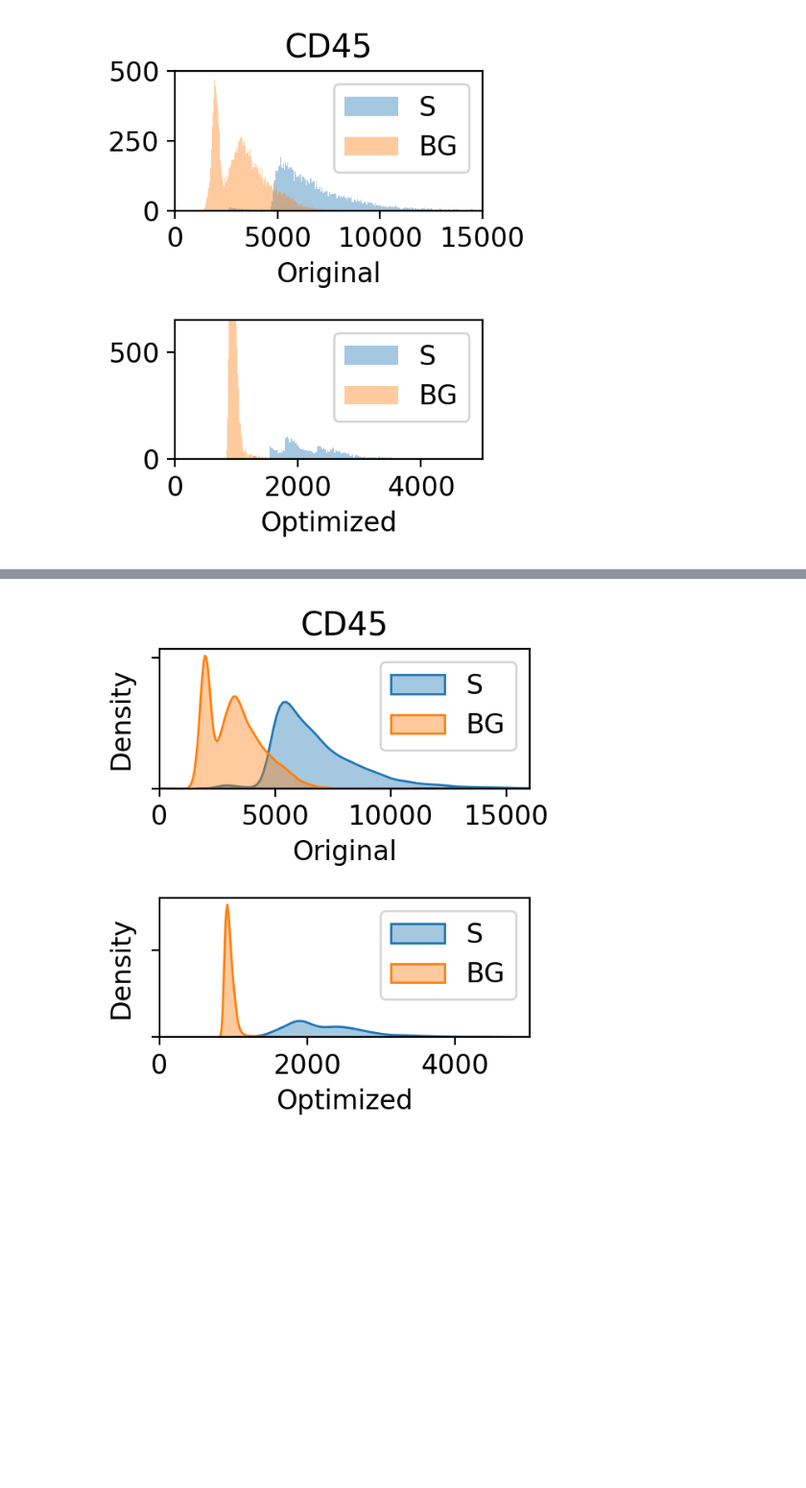
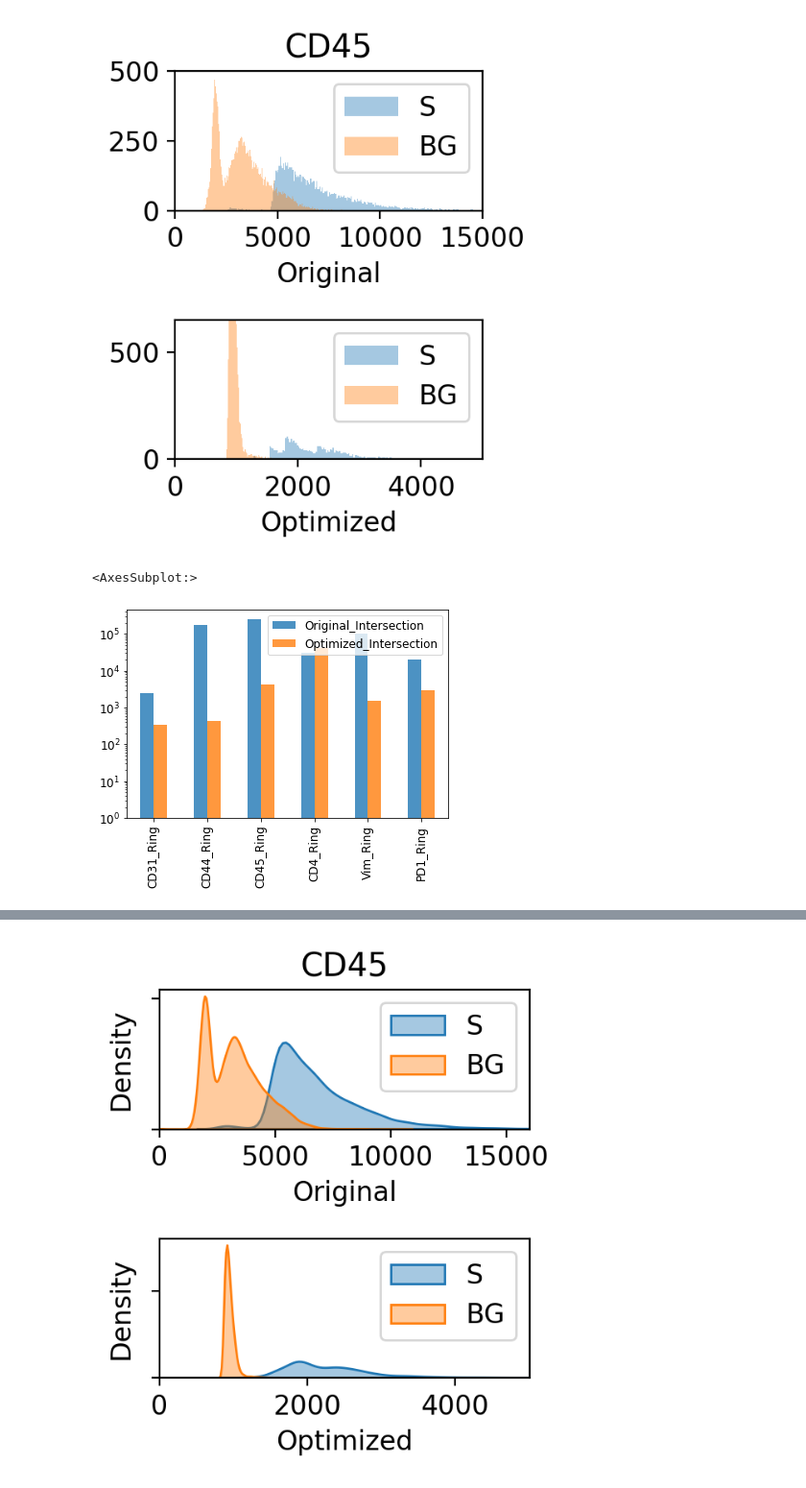
Before and after one commit to engjen/cycIF_Validation, a Jupyter notebook: Fig2_OrderOptimization_K154vsK175_analysis.ipynb, the cells around one changed output, grey strips where cells are left out. Shown: that part at 96% size. Cells and saved outputs as stored; diff of their text form; code cells hidden in the pictures; blank space fills up the shorter version.

```diff
--- a/Fig2_OrderOptimization_K154vsK175_analysis.ipynb
+++ b/Fig2_OrderOptimization_K154vsK175_analysis.ipynb
@@ -351,3 +389,51 @@ for s_fg, d_exclusive in dd_exclusive.items():
     break
 # %% [output]
 [figure]
+# %%
+#plot
+df_result = pd.DataFrame(index=sorted(d_scene.keys()))
+#histogram intersection
+def histogram_intersection(h1, h2, bins):
+    bins = np.diff(bins)
+    sm = 0
+    for i in range(len(bins)):
+        sm += min(bins[i]*h1[i], bins[i]*h2[i])
+    return sm
+
+bins=400
+for s_fg, d_exclusive in dd_exclusive.items():
+    for s_marker, s_bg in d_exclusive.items():
+        fg_index = [item.split('Her2B-K154-6S_')[1] for item in  df_pos[df_pos.loc[:,s_marker]].index]
+        bg_index = [item.split('Her2B-K154-6S_')[1] for item in  df_pos[df_pos.loc[:,s_bg]].index]
+        se_fg = df_mi.loc[df_mi.index.isin(fg_index),s_marker]
+        se_bg = df_mi.loc[df_mi.index.isin(bg_index),f"{s_marker.split('_')[0]}_{s_marker.split('_')[1].replace('Ring','Nucleus').replace('Nuclei','Ring').replace('Nucleus','Nuclei')}"]
+        df_result.loc[s_marker,'Original_S'] = se_fg.mean()
+        df_result.loc[s_marker,'Original_BG'] = se_bg.mean()
+        h1,edges = np.histogram(se_fg.values, bins, range=(se_fg.append(se_bg).min(),se_fg.append(se_bg).max()))
+        h2,__ = np.histogram(se_bg.values, bins, range=(se_fg.append(se_bg).min(),se_fg.append(se_bg).max()))
+        #edges = np.interp(edges, (edges.min(), edges.max()), (-1, 1))
+        #min_max_scaler = preprocessing.MinMaxScaler()
+        #X_train_minmax = min_max_scaler.fit_transform(edges.reshape(-1, 1))
+        #edges = X_train_minmax.ravel()
+        sm = histogram_intersection(h1, h2, edges)
+        #print(edges.max()-edges.min())
+        df_result.loc[s_marker,'Original_Intersection'] = sm
+        #new
+        fg_index = [item.split('HER2B-K175_')[1] for item in  df_pos_new[df_pos_new.loc[:,s_marker]].index]
+        bg_index = [item.split('HER2B-K175_')[1] for item in  df_pos_new[df_pos_new.loc[:,s_bg]].index]
+        se_fg = df_mi_new.loc[df_mi_new.index.isin(fg_index),f'{s_marker.split("_")[0]}_{s_marker.split("_")[1]}']
+        se_bg = df_mi_new.loc[df_mi_new.index.isin(bg_index),f"{s_marker.split('_')[0]}_{s_marker.split('_')[1].replace('Ring','Nucleus').replace('Nuclei','Ring').replace('Nucleus','Nuclei')}"]
+        df_result.loc[s_marker,'Optimized_S'] = se_fg.mean()
+        df_result.loc[s_marker,'Optimized_BG'] = se_bg.mean()
+        h1,__ = np.histogram(se_fg.values, bins, range=(se_fg.append(se_bg).min(),se_fg.append(se_bg).max()))
+        h2,edges = np.histogram(se_bg.values, bins, range=(se_fg.append(se_bg).min(),se_fg.append(se_bg).max()))
+        sm = histogram_intersection(h1, h2, edges)
+        df_result.loc[s_marker,'Optimized_Intersection'] = sm
+# %%
+ls_marker = ['CD31_Ring', 'CD44_Ring', 'CD45_Ring', 'CD4_Ring',
+       'Vim_Ring','PD1_Ring']
+fig,ax=plt.subplots()
+df_result.loc[ls_marker,['Original_Intersection','Optimized_Intersection']].dropna().plot(kind='bar',log=True,alpha=0.8,ax=ax)
+# %% [output]
+<AxesSubplot:>
+[figure, added]
```
Also changed, not shown: parts of 15 cells of this notebook, 2 other files.
